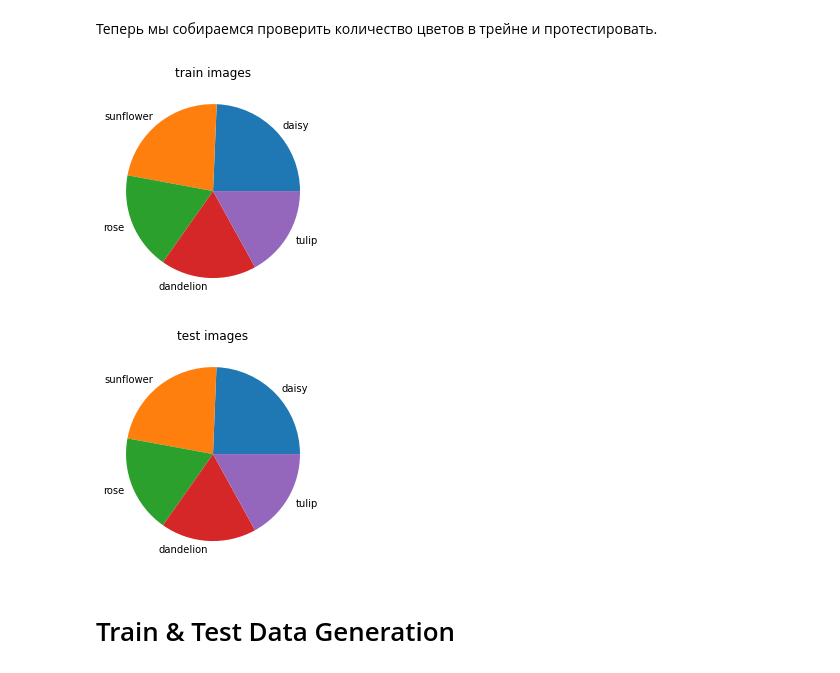
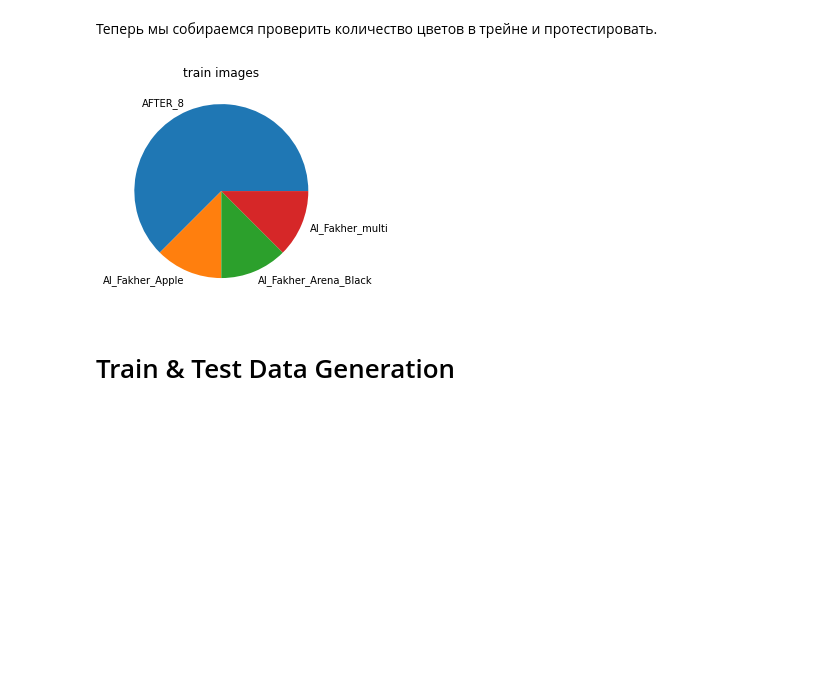
Before and after one commit to Alex8118/shisha_dev, a Jupyter notebook: python/classification_tobacco_var_1.ipynb, the cells around one changed output. Drawn from its saved outputs; the diff is of its cells as text; code cells hidden in the pictures; blank space fills up the shorter version.

```diff
--- a/python/classification_tobacco_var_1.ipynb
+++ b/python/classification_tobacco_var_1.ipynb
@@ -113,0 +124,3 @@ daisy = create_dataframe('flowers/daisy/', daisy, 0)
+# %%
+Al_Fakher_Arena_Black = []
+Al_Fakher_Arena_Black = create_dataframe(list_dir[3], Al_Fakher_Arena_Black, 3)
@@ -219,0 +147,3 @@ y_test = pd.concat([y_test, yy], axis=0)
+# %%
+X = pd.concat([AFTER_8, Al_Fakher_Apple, Al_Fakher_Arena_Black, Al_Fakher_multi], axis=0).drop('label', axis=1)
+y = pd.DataFrame(pd.concat([AFTER_8, Al_Fakher_Apple, Al_Fakher_Arena_Black, Al_Fakher_multi], axis=0)['label'])
@@ -220,3 +152,5 @@ y_test = pd.concat([y_test, yy], axis=0)
+# %%
+X_train, y_train = X, y
 # %%
 X_train.info()
 # %% [output]
@@ -232,14 +164,11 @@ flowers=['daisy','sunflower','rose','dandelion','tulip']
+# %%
+flowers=['AFTER_8', 'Al_Fakher_Apple', 'Al_Fakher_Arena_Black', 'Al_Fakher_multi']
 # %%
 plt.title('train images')
 plt.pie(y_train['label'].value_counts().values, labels=flowers)
 plt.show()
-
-plt.title('test images')
-plt.pie(y_test['label'].value_counts().values, labels=flowers)
-plt.show()
 # %% [output]
-[figure, old version]
+[figure, new version]
-[figure, removed]
 # %% [markdown]
 # Train & Test Data Generation
 # %% [markdown]
```
Also changed, not shown: parts of 40 cells of this notebook.
